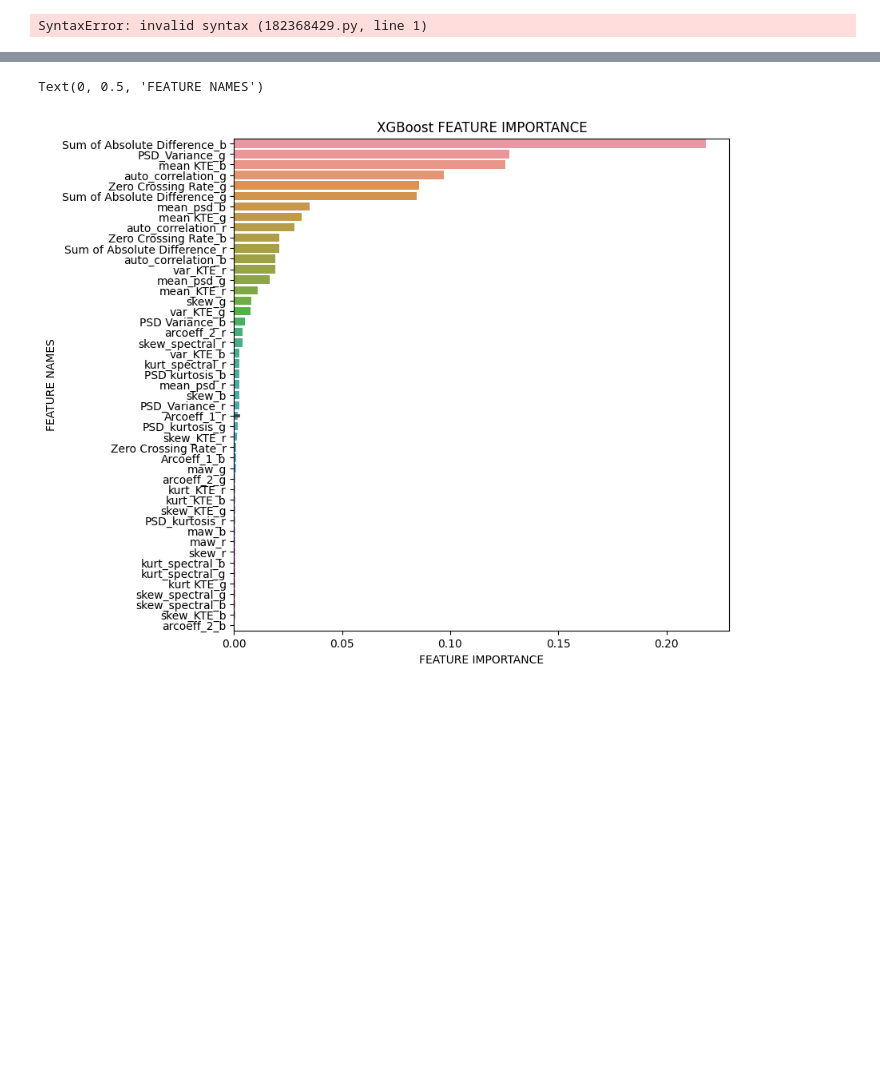
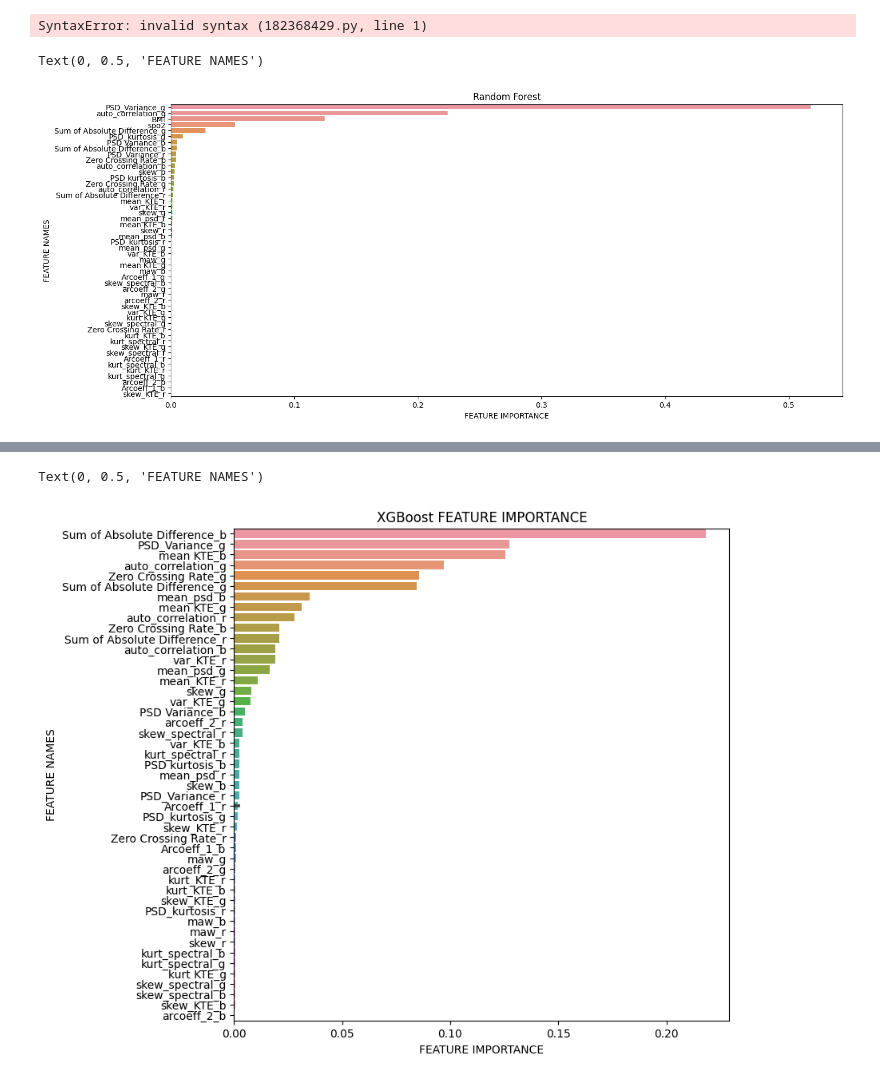
Before and after one commit to shamasatter/Estimating-HbA1c-from-PPG-using-ML, a Jupyter notebook: AC_DC_plot.ipynb, the cells around one changed output, grey strips where cells are left out. Drawn from its saved outputs; the diff is of its cells as text; code cells hidden in the pictures; blank space fills up the shorter version.

```diff
--- a/AC_DC_plot.ipynb
+++ b/AC_DC_plot.ipynb
@@ -1160,0 +1150,35 @@ b= [ 185,  247,  195,  398,  349,  369,  319,  389,  334,  305,  270,
+# %%
+b= [9.10062415e-05, 1.91864000e-04, 1.33137599e-04, 6.47503395e-04,
+       1.93026903e-04, 1.88305867e-03, 1.14173830e-04, 9.27859698e-05,
+       1.75401955e-03, 4.61994925e-04, 4.38337062e-03, 9.38919120e-04,
+       5.00436673e-05, 7.34046190e-05, 1.11497154e-03, 1.23353153e-03,
+       2.67884609e-04, 1.95097440e-04, 2.46558067e-03, 9.51747119e-04,
+       3.53920059e-04, 2.24029878e-01, 7.33176068e-05, 1.36946584e-04,
+       2.80170476e-02, 9.53274749e-03, 5.17906039e-01, 3.82068844e-04,
+       1.01393559e-04, 1.78175749e-04, 1.79450083e-04, 2.93710835e-04,
+       6.99953949e-05, 7.16353275e-05, 4.14568998e-03, 2.75615195e-03,
+       2.82713616e-04, 3.21316799e-03, 7.67361168e-05, 2.55669787e-04,
+       4.75284654e-03, 2.56901617e-03, 5.09474652e-03, 5.14393071e-04,
+       1.80709841e-04, 1.17277448e-04, 3.81478382e-04, 6.99099642e-04,
+       5.20850577e-02, 1.24311798e-01]
+# %%
+feature_importance = np.array(b)
+feature_names = np.array(features_frame)
+
+#Create a DataFrame using a Dictionary
+data={'feature_names':feature_names,'feature_importance':feature_importance}
+fi_df = pd.DataFrame(data)
+
+#Sort the DataFrame in order decreasing feature importance
+fi_df.sort_values(by=['feature_importance'], ascending=False,inplace=True)
+#Define size of bar plot
+plt.figure(figsize=(16,7))
+#Plot Searborn bar chart
+sns.barplot(x=fi_df['feature_importance'], y=fi_df['feature_names'])
+#Add chart labels
+plt.title('Random Forest')
+plt.xlabel('FEATURE IMPORTANCE')
+plt.ylabel('FEATURE NAMES')
+# %% [output]
+Text(0, 0.5, 'FEATURE NAMES')
+[figure, added]
```
Also changed, not shown: parts of 10 cells of this notebook, 8 other files.
